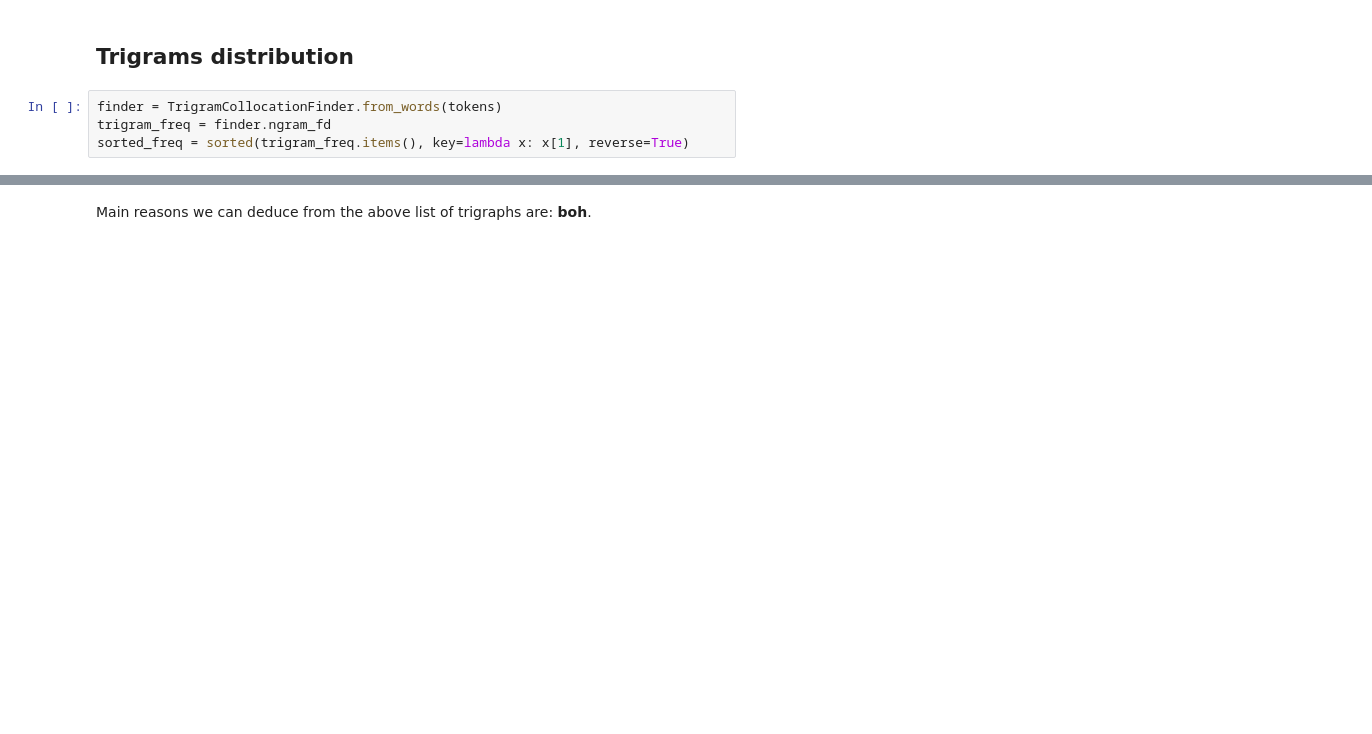
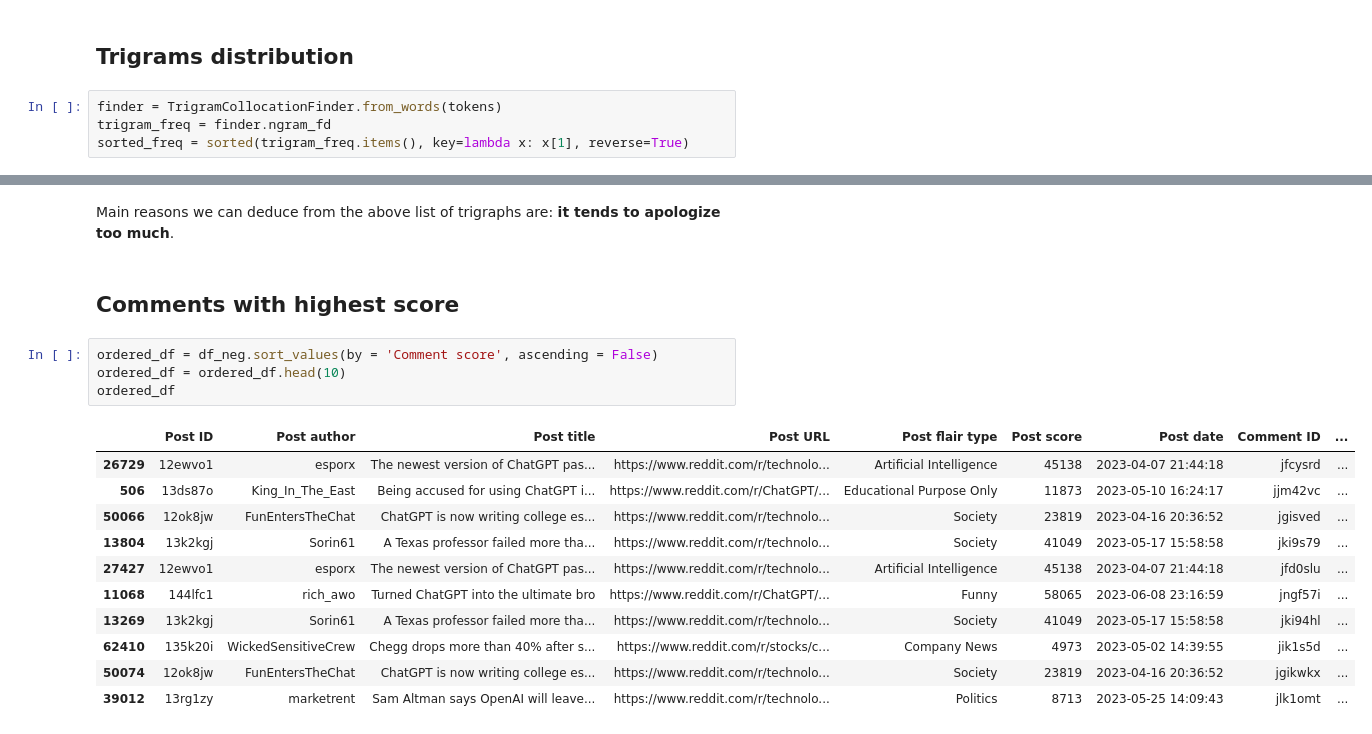
Before and after one commit to Claudio-95/DJ23-project, a Jupyter notebook: Notebook/Sentiment analysis - Complete.ipynb, the cells around one changed output, grey strips where cells are left out. Cells and saved outputs as stored; diff of their text form; blank space fills up the shorter version.

```diff
--- a/Notebook/Sentiment analysis - Complete.ipynb
+++ b/Notebook/Sentiment analysis - Complete.ipynb
@@ -369,2 +330,20 @@ for ngram, freq in sorted_freq[:N]:
 # %% [markdown]
-Main reasons we can deduce from the above list of trigraphs are: **boh**.
+Main reasons we can deduce from the above list of trigraphs are: **it tends to apologize too much**.
+# %% [markdown]
+## Comments with highest score
+# %%
+ordered_df = df_neg.sort_values(by = 'Comment score', ascending = False)
+ordered_df = ordered_df.head(10)
+ordered_df
+# %% [output]
+|  | Post ID | Post author | Post title | Post URL | Post flair type | Post score | Post date | Comment ID | ... |
+| 26729 | 12ewvo1 | esporx | The newest version of ChatGPT pas... | https://www.reddit.com/r/technolo... | Artificial Intelligence | 45138 | 2023-04-07 21:44:18 | jfcysrd | ... |
+| 506 | 13ds87o | King_In_The_East | Being accused for using ChatGPT i... | https://www.reddit.com/r/ChatGPT/... | Educational Purpose Only | 11873 | 2023-05-10 16:24:17 | jjm42vc | ... |
+| 50066 | 12ok8jw | FunEntersTheChat | ChatGPT is now writing college es... | https://www.reddit.com/r/technolo... | Society | 23819 | 2023-04-16 20:36:52 | jgisved | ... |
+| 13804 | 13k2kgj | Sorin61 | A Texas professor failed more tha... | https://www.reddit.com/r/technolo... | Society | 41049 | 2023-05-17 15:58:58 | jki9s79 | ... |
+| 27427 | 12ewvo1 | esporx | The newest version of ChatGPT pas... | https://www.reddit.com/r/technolo... | Artificial Intelligence | 45138 | 2023-04-07 21:44:18 | jfd0slu | ... |
+| 11068 | 144lfc1 | rich_awo | Turned ChatGPT into the ultimate bro | https://www.reddit.com/r/ChatGPT/... | Funny | 58065 | 2023-06-08 23:16:59 | jngf57i | ... |
+| 13269 | 13k2kgj | Sorin61 | A Texas professor failed more tha... | https://www.reddit.com/r/technolo... | Society | 41049 | 2023-05-17 15:58:58 | jki94hl | ... |
+| 62410 | 135k20i | WickedSensitiveCrew | Chegg drops more than 40% after s... | https://www.reddit.com/r/stocks/c... | Company News | 4973 | 2023-05-02 14:39:55 | jik1s5d | ... |
+| 50074 | 12ok8jw | FunEntersTheChat | ChatGPT is now writing college es... | https://www.reddit.com/r/technolo... | Society | 23819 | 2023-04-16 20:36:52 | jgikwkx | ... |
+| 39012 | 13rg1zy | marketrent | Sam Altman says OpenAI will leave... | https://www.reddit.com/r/technolo... | Politics | 8713 | 2023-05-25 14:09:43 | jlk1omt | ... |
```
Also changed, not shown: parts of 31 cells of this notebook.
